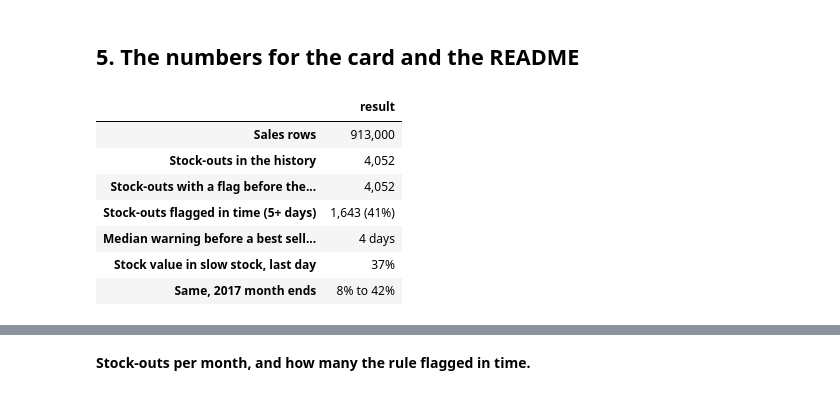
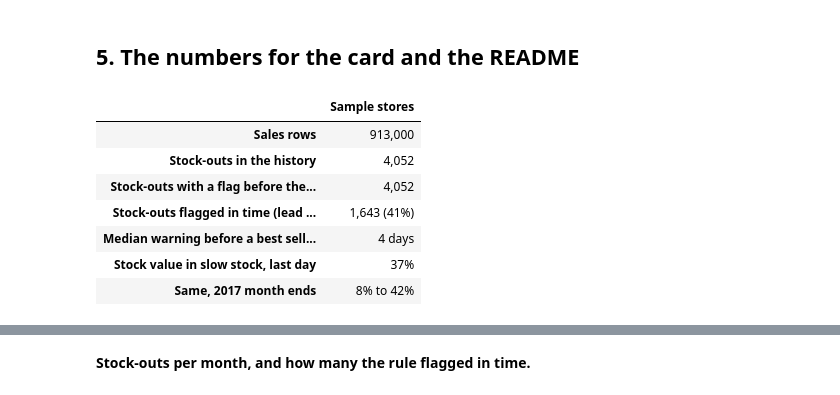
Before and after one commit to omarshalabyy1/stock-reorder-dashboard, a Jupyter notebook: analysis/analysis.ipynb, the cells around one changed output, grey strips where cells are left out. Cells and saved outputs as stored; diff of their text form; code cells hidden in the pictures.

```diff
--- a/analysis/analysis.ipynb
+++ b/analysis/analysis.ipynb
@@ -25,18 +23,27 @@ those orders; the backtest asks whether it would have seen each stock-out coming
 # %%
+import sys
+from pathlib import Path
+
 import matplotlib.pyplot as plt
 import pandas as pd
 import psycopg
 
-LEAD_DAYS, WINDOW = 4, 7
-IN_TIME = LEAD_DAYS + 1  # flag at closing, order next morning, delivery 4 days later
-NAVY, AMBER, GREY = "#0E1630", "#F59E0B", "#94A3B8"
+sys.path.insert(0, str(Path.cwd().parent))
+from config import load_config
+
+cfg = load_config()
+rules, report, w = cfg["rules"], cfg["report"], cfg["warehouse"]
+CLIENT, CURRENCY = cfg["client"]["name"], cfg["client"]["currency"]
+WINDOW = rules["warning_window_days"]
+TEXT, MAIN, MUTED, DANGER = (report["colours"][k] for k in ("text", "data", "muted", "danger"))
+MAIN = MAIN[0]
 plt.rcParams.update({"figure.dpi": 110, "savefig.dpi": 150, "font.size": 11,
                      "axes.spines.top": False, "axes.spines.right": False})
 
-conn = psycopg.connect("host=localhost port=5447 dbname=stock user=stock password=stock")
+conn = psycopg.connect(host=w["host"], port=w["port"], dbname=w["database"], user=w["user"], password=w["password"])
 
-def query(sql):
-    cur = conn.execute(sql)
+def query(sql, params=None):
+    cur = conn.execute(sql, params)
     return pd.DataFrame(cur.fetchall(), columns=[c.name for c in cur.description])
 # %% [markdown]
 ## 1. The data: how many sales rows
@@ -127,20 +137,20 @@ monthly_slow.map("{:.0%}".format).rename("slow stock share").to_frame().T
 # %%
 results = pd.Series({
     "Sales rows": f"{sales_rows:,}",
     "Stock-outs in the history": f"{total:,}",
-    "Stock-outs with a flag before them (1 to 7 days)": f"{flagged:,}",
-    "Stock-outs flagged in time (5+ days)": f"{in_time:,} ({in_time / total:.0%})",
+    f"Stock-outs with a flag before them (1 to {WINDOW} days)": f"{flagged:,}",
+    "Stock-outs flagged in time (lead time + 1 days)": f"{in_time:,} ({in_time / max(total, 1):.0%})",
     "Median warning before a best seller runs out": f"{best_warning:.0f} days",
     "Stock value in slow stock, last day": f"{slow_share:.0%}",
-    "Same, 2017 month ends": f"{monthly_slow.min():.0%} to {monthly_slow.max():.0%}",
+    f"Same, {last_year} month ends": f"{monthly_slow.min():.0%} to {monthly_slow.max():.0%}",
 })
-results.to_frame("result")
+results.to_frame(CLIENT)
 # %% [output]
-|  | result |
+|  | Sample stores |
 | Sales rows | 913,000 |
 | Stock-outs in the history | 4,052 |
 | Stock-outs with a flag before the... | 4,052 |
-| Stock-outs flagged in time (5+ days) | 1,643 (41%) |
+| Stock-outs flagged in time (lead ... | 1,643 (41%) |
 | Median warning before a best sell... | 4 days |
 | Stock value in slow stock, last day | 37% |
 | Same, 2017 month ends | 8% to 42% |
```
Also changed, not shown: parts of 16 cells of this notebook, 20 other files.
